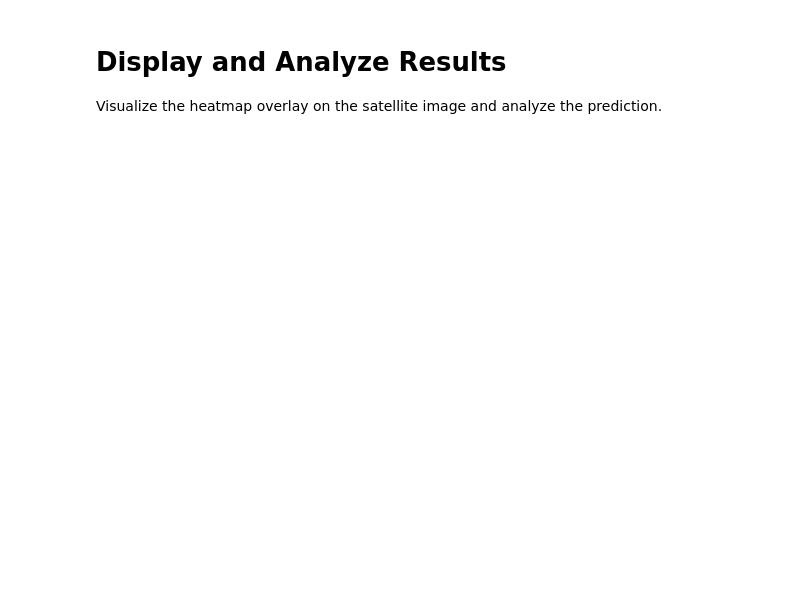
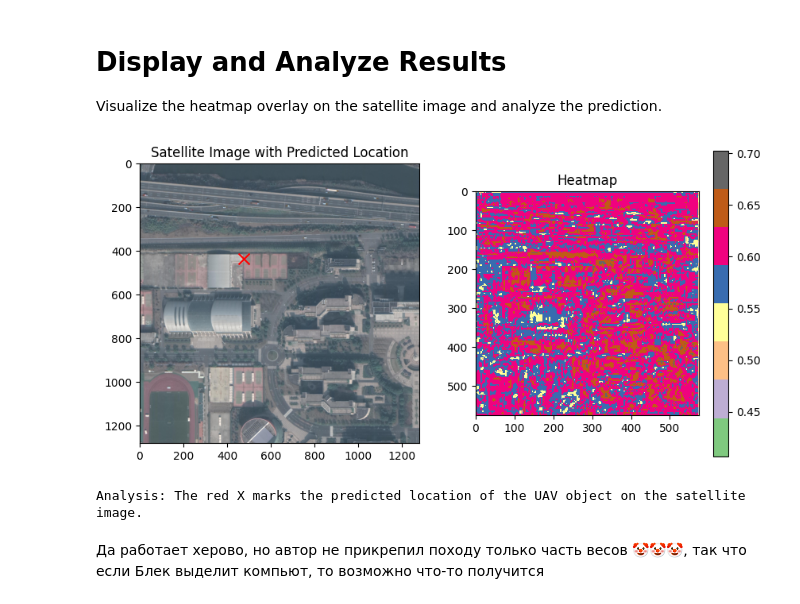
Before and after one commit to citec-spbu/satellite-geolocation, a Jupyter notebook: for_us/fpi_demo.ipynb, the cells around one changed output. Saved outputs shown, nothing was run; the diff lists cells and outputs as text; code cells hidden in the pictures; blank space fills up the shorter version.

```diff
--- a/for_us/fpi_demo.ipynb
+++ b/for_us/fpi_demo.ipynb
@@ -70,16 +80,21 @@ Visualize the heatmap overlay on the satellite image and analyze the prediction.
 # %%
 # Visualize the heatmap
 plt.figure(figsize=(10, 5))
 plt.subplot(1, 2, 1)
 plt.imshow(satellite_image)
 plt.scatter(pixel_coord[0], pixel_coord[1], color='red', s=100, marker='x')
 plt.title('Satellite Image with Predicted Location')
 
 plt.subplot(1, 2, 2)
-plt.imshow(heatmap, cmap='hot')
+plt.imshow(heatmap, cmap='Accent')
 plt.title('Heatmap')
 plt.colorbar()
 plt.show()
 
 # Additional analysis
 print("Analysis: The red X marks the predicted location of the UAV object on the satellite image.")
+# %% [output]
+[figure, added]
+Analysis: The red X marks the predicted location of the UAV object on the satellite image.
+# %% [markdown]
+Да работает херово, но автор не прикрепил походу только часть весов 🤡🤡🤡, так что если Блек выделит компьют, то возможно что-то получится
```
Also changed, not shown: parts of 4 cells of this notebook, 2 other files.
